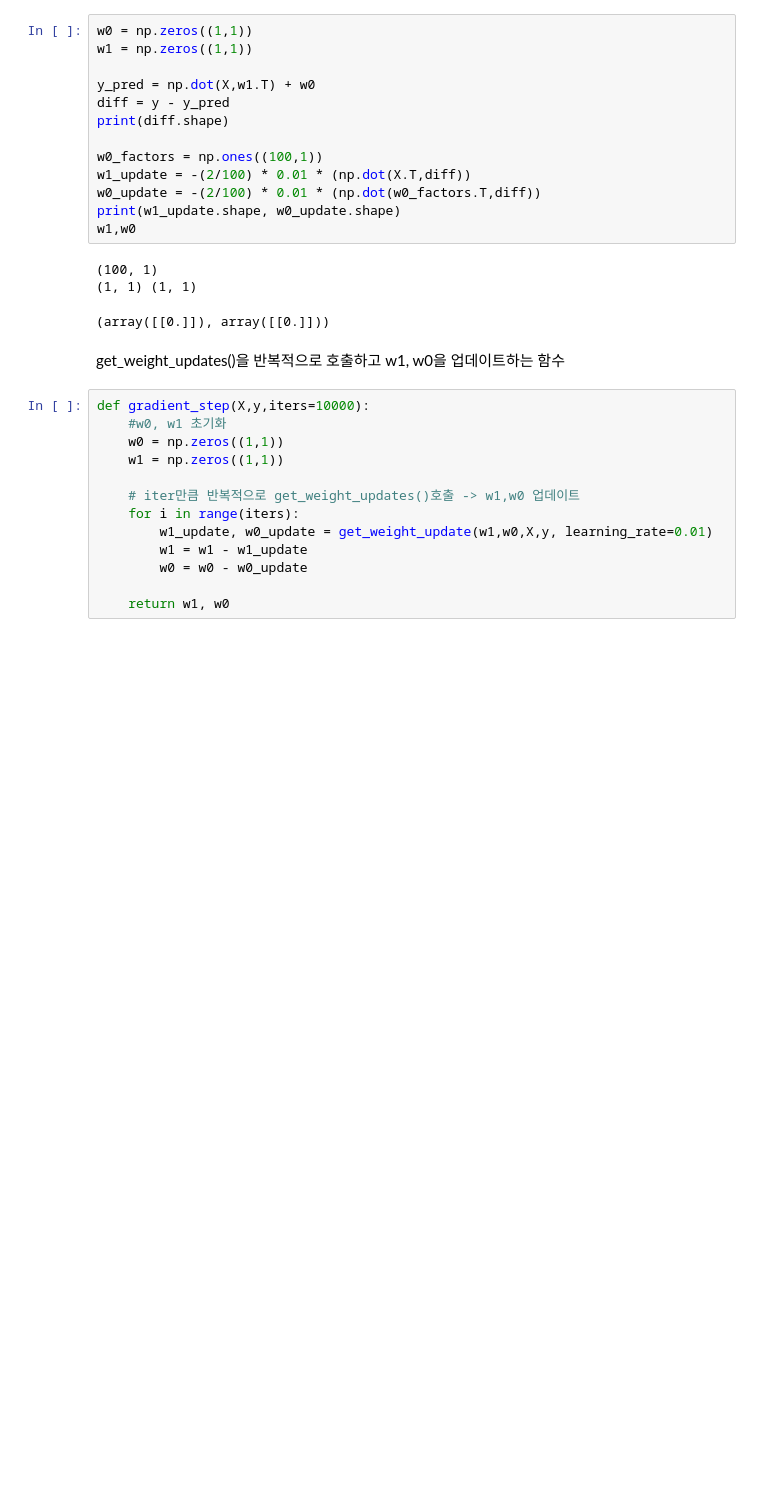
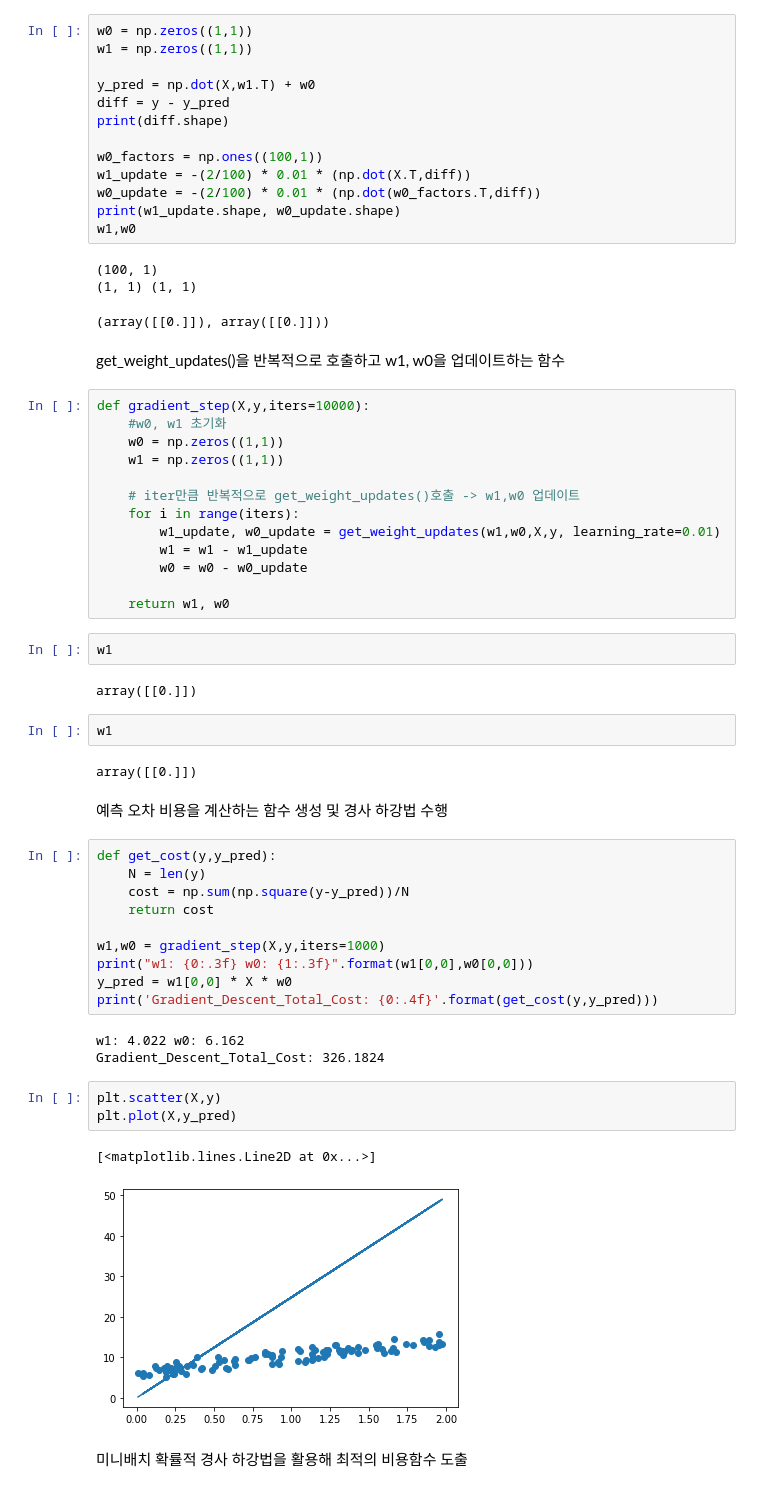
Before and after one commit to Ztrillion/TIL, a Jupyter notebook: Regression/Gradient_Descent.ipynb, the cells around one changed output. Drawn from its saved outputs; the diff is of its cells as text; blank space fills up the shorter version.

```diff
--- a/Regression/Gradient_Descent.ipynb
+++ b/Regression/Gradient_Descent.ipynb
@@ -67,8 +67,39 @@ def gradient_step(X,y,iters=10000):
 
     # iter만큼 반복적으로 get_weight_updates()호출 -> w1,w0 업데이트
     for i in range(iters):
-        w1_update, w0_update = get_weight_update(w1,w0,X,y, learning_rate=0.01)
+        w1_update, w0_update = get_weight_updates(w1,w0,X,y, learning_rate=0.01)
         w1 = w1 - w1_update
         w0 = w0 - w0_update
 
     return w1, w0
+# %%
+w1
+# %% [output]
+array([[0.]])
+# %%
+w1
+# %% [output]
+array([[0.]])
+# %% [markdown]
+예측 오차 비용을 계산하는 함수 생성 및 경사 하강법 수행
+# %%
+def get_cost(y,y_pred):
+    N = len(y)
+    cost = np.sum(np.square(y-y_pred))/N
+    return cost
+
+w1,w0 = gradient_step(X,y,iters=1000)
+print("w1: {0:.3f} w0: {1:.3f}".format(w1[0,0],w0[0,0]))
+y_pred = w1[0,0] * X * w0
+print('Gradient_Descent_Total_Cost: {0:.4f}'.format(get_cost(y,y_pred)))
+# %% [output]
+w1: 4.022 w0: 6.162
+Gradient_Descent_Total_Cost: 326.1824
+# %%
+plt.scatter(X,y)
+plt.plot(X,y_pred)
+# %% [output]
+[<matplotlib.lines.Line2D at 0x...>]
+[figure, added]
+# %% [markdown]
+미니배치 확률적 경사 하강법을 활용해 최적의 비용함수 도출
```
Also changed, not shown: parts of 5 cells of this notebook.
